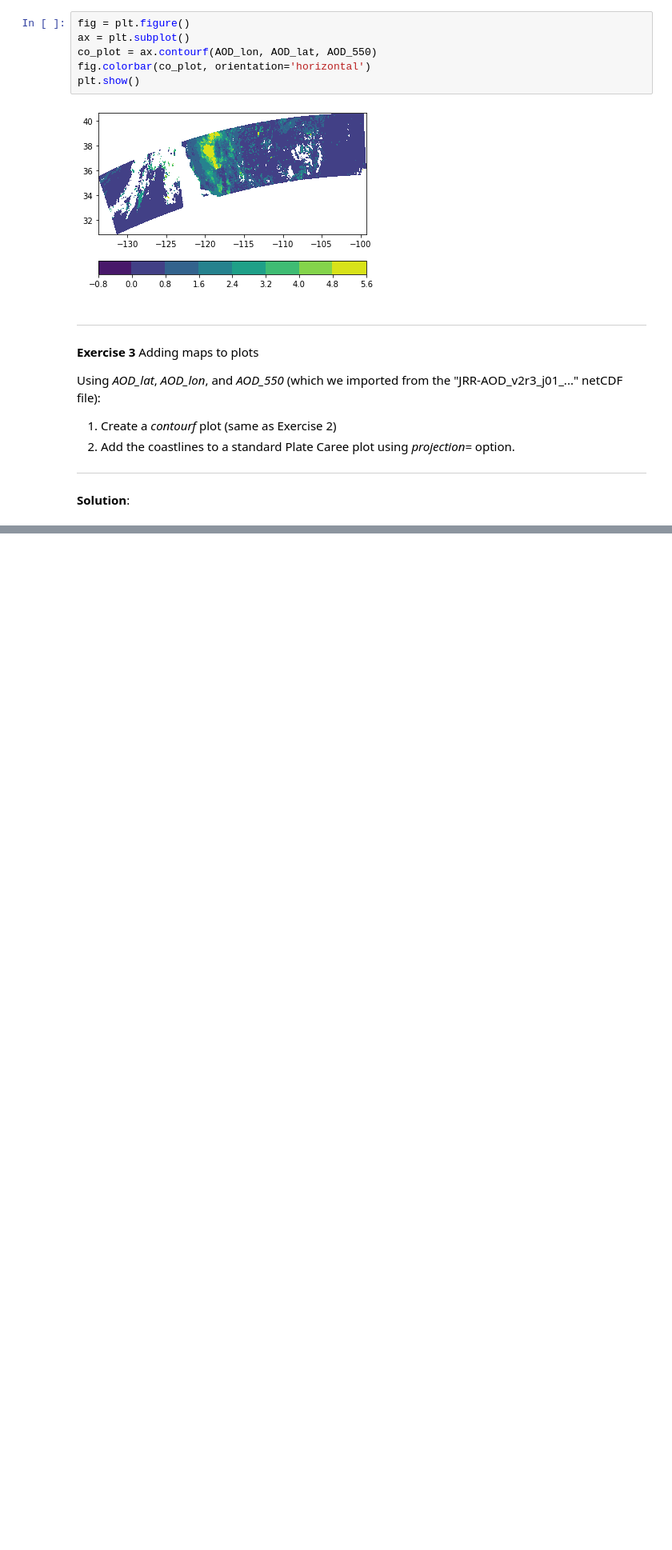
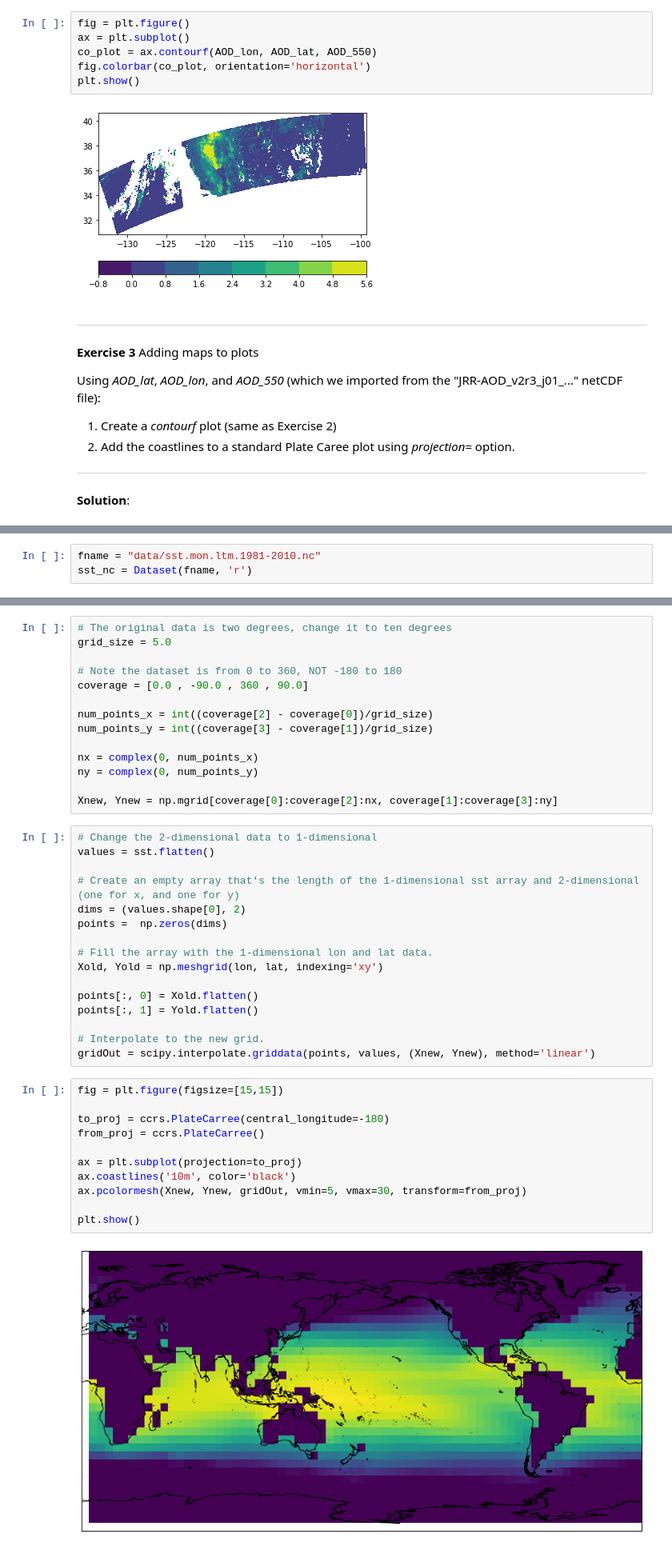
Before and after one commit to modern-tools-workshop/AGU-python-workshop-2020, a Jupyter notebook: Solutions_to_Exercises.ipynb, the cells around one changed output, grey strips where cells are left out. Shown at 80% size. Saved outputs shown, nothing was run; the diff lists cells and outputs as text; blank space fills up the shorter version.

```diff
--- a/Solutions_to_Exercises.ipynb
+++ b/Solutions_to_Exercises.ipynb
@@ -168,0 +261,3 @@ plt.show()
+# %%
+fname = "data/sst.mon.ltm.1981-2010.nc"
+sst_nc = Dataset(fname, 'r')
@@ -168,0 +275,43 @@ plt.show()
+# %%
+# The original data is two degrees, change it to ten degrees
+grid_size = 5.0
+
+# Note the dataset is from 0 to 360, NOT -180 to 180
+coverage = [0.0 , -90.0 , 360 , 90.0]
+
+num_points_x = int((coverage[2] - coverage[0])/grid_size)
+num_points_y = int((coverage[3] - coverage[1])/grid_size)
+
+nx = complex(0, num_points_x)
+ny = complex(0, num_points_y)
+
+Xnew, Ynew = np.mgrid[coverage[0]:coverage[2]:nx, coverage[1]:coverage[3]:ny]
+# %%
+# Change the 2-dimensional data to 1-dimensional
+values = sst.flatten()
+
+# Create an empty array that's the length of the 1-dimensional sst array and 2-dimensional (one for x, and one for y)
+dims = (values.shape[0], 2)
+points =  np.zeros(dims)
+
+# Fill the array with the 1-dimensional lon and lat data.
+Xold, Yold = np.meshgrid(lon, lat, indexing='xy')
+
+points[:, 0] = Xold.flatten()
+points[:, 1] = Yold.flatten()
+
+# Interpolate to the new grid.
+gridOut = scipy.interpolate.griddata(points, values, (Xnew, Ynew), method='linear')
+# %%
+fig = plt.figure(figsize=[15,15])
+
+to_proj = ccrs.PlateCarree(central_longitude=-180)
+from_proj = ccrs.PlateCarree()
+
+ax = plt.subplot(projection=to_proj)
+ax.coastlines('10m', color='black')
+ax.pcolormesh(Xnew, Ynew, gridOut, vmin=5, vmax=30, transform=from_proj)
+
+plt.show()
+# %% [output]
+[figure, added]
```
Also changed, not shown: parts of 15 cells of this notebook, 13 other files.
